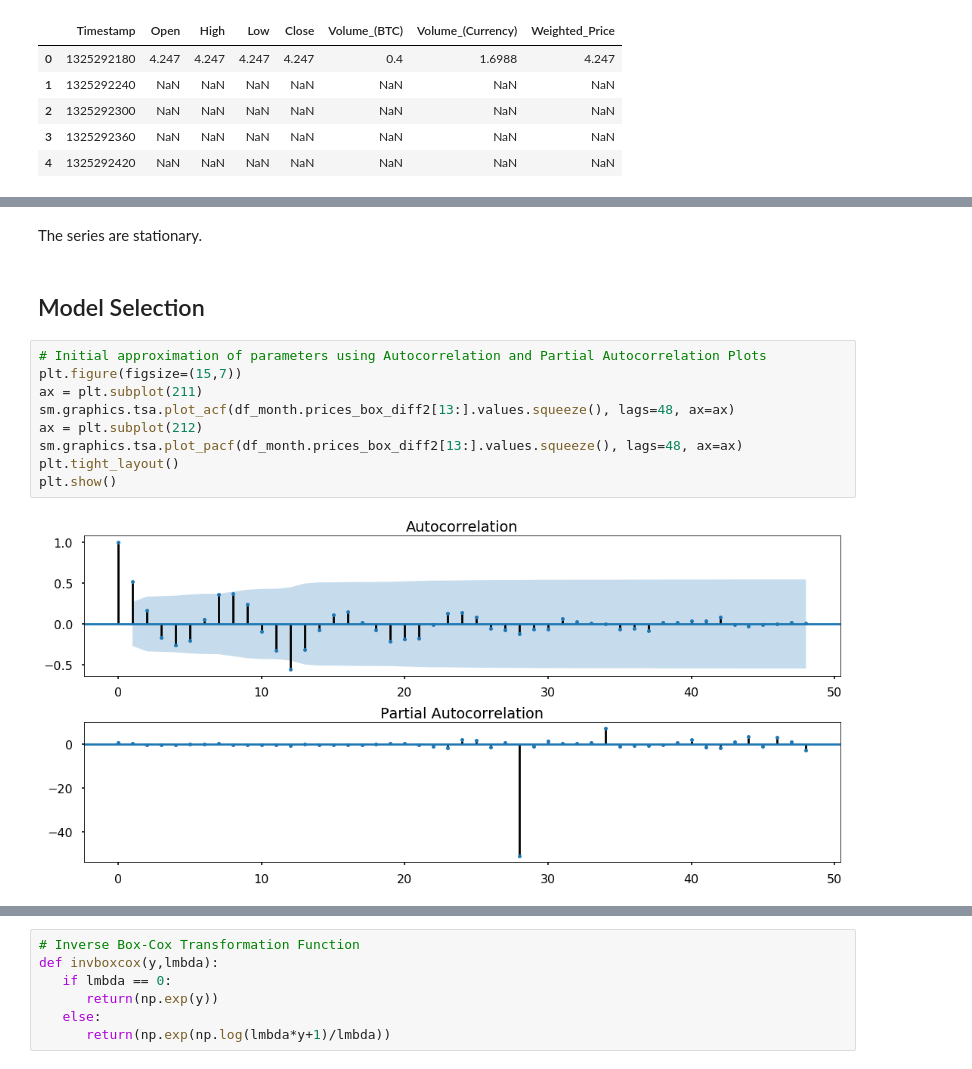
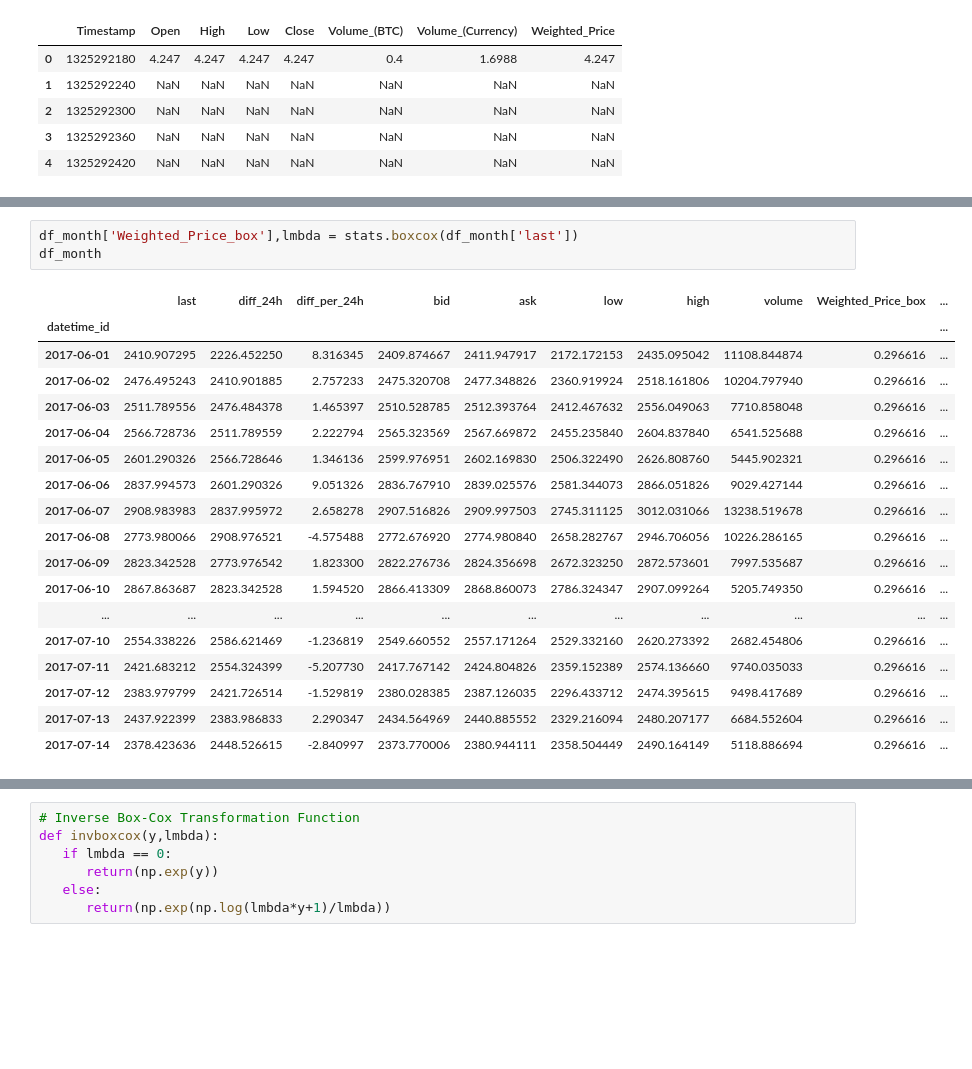
Before and after one commit to jack1806/bitcoin-price-predictions, a Jupyter notebook: bitcoin-price-prediction-by-arima.ipynb, the cells around one changed output, grey strips where cells are left out. Cells and saved outputs as stored; diff of their text form; blank space fills up the shorter version.

```diff
--- a/bitcoin-price-prediction-by-arima.ipynb
+++ b/bitcoin-price-prediction-by-arima.ipynb
@@ -122,18 +98,25 @@ Dickey–Fuller test: p=0.014538
-# %% [markdown]
-The series are stationary.
-# %% [markdown]
-## Model Selection
-# %%
-# Initial approximation of parameters using Autocorrelation and Partial Autocorrelation Plots
-plt.figure(figsize=(15,7))
-ax = plt.subplot(211)
-sm.graphics.tsa.plot_acf(df_month.prices_box_diff2[13:].values.squeeze(), lags=48, ax=ax)
-ax = plt.subplot(212)
-sm.graphics.tsa.plot_pacf(df_month.prices_box_diff2[13:].values.squeeze(), lags=48, ax=ax)
-plt.tight_layout()
-plt.show()
-# %% [output]
-[figure, removed]
+# %%
+df_month['Weighted_Price_box'],lmbda = stats.boxcox(df_month['last'])
+df_month
+# %% [output]
+|  | last | diff_24h | diff_per_24h | bid | ask | low | high | volume | Weighted_Price_box | ... |
+| datetime_id |  |  |  |  |  |  |  |  |  | ... |
+| 2017-06-01 | 2410.907295 | 2226.452250 | 8.316345 | 2409.874667 | 2411.947917 | 2172.172153 | 2435.095042 | 11108.844874 | 0.296616 | ... |
+| 2017-06-02 | 2476.495243 | 2410.901885 | 2.757233 | 2475.320708 | 2477.348826 | 2360.919924 | 2518.161806 | 10204.797940 | 0.296616 | ... |
+| 2017-06-03 | 2511.789556 | 2476.484378 | 1.465397 | 2510.528785 | 2512.393764 | 2412.467632 | 2556.049063 | 7710.858048 | 0.296616 | ... |
+| 2017-06-04 | 2566.728736 | 2511.789559 | 2.222794 | 2565.323569 | 2567.669872 | 2455.235840 | 2604.837840 | 6541.525688 | 0.296616 | ... |
+| 2017-06-05 | 2601.290326 | 2566.728646 | 1.346136 | 2599.976951 | 2602.169830 | 2506.322490 | 2626.808760 | 5445.902321 | 0.296616 | ... |
+| 2017-06-06 | 2837.994573 | 2601.290326 | 9.051326 | 2836.767910 | 2839.025576 | 2581.344073 | 2866.051826 | 9029.427144 | 0.296616 | ... |
+| 2017-06-07 | 2908.983983 | 2837.995972 | 2.658278 | 2907.516826 | 2909.997503 | 2745.311125 | 3012.031066 | 13238.519678 | 0.296616 | ... |
+| 2017-06-08 | 2773.980066 | 2908.976521 | -4.575488 | 2772.676920 | 2774.980840 | 2658.282767 | 2946.706056 | 10226.286165 | 0.296616 | ... |
+| 2017-06-09 | 2823.342528 | 2773.976542 | 1.823300 | 2822.276736 | 2824.356698 | 2672.323250 | 2872.573601 | 7997.535687 | 0.296616 | ... |
+| 2017-06-10 | 2867.863687 | 2823.342528 | 1.594520 | 2866.413309 | 2868.860073 | 2786.324347 | 2907.099264 | 5205.749350 | 0.296616 | ... |
+| ... | ... | ... | ... | ... | ... | ... | ... | ... | ... | ... |
+| 2017-07-10 | 2554.338226 | 2586.621469 | -1.236819 | 2549.660552 | 2557.171264 | 2529.332160 | 2620.273392 | 2682.454806 | 0.296616 | ... |
+| 2017-07-11 | 2421.683212 | 2554.324399 | -5.207730 | 2417.767142 | 2424.804826 | 2359.152389 | 2574.136660 | 9740.035033 | 0.296616 | ... |
+| 2017-07-12 | 2383.979799 | 2421.726514 | -1.529819 | 2380.028385 | 2387.126035 | 2296.433712 | 2474.395615 | 9498.417689 | 0.296616 | ... |
+| 2017-07-13 | 2437.922399 | 2383.986833 | 2.290347 | 2434.564969 | 2440.885552 | 2329.216094 | 2480.207177 | 6684.552604 | 0.296616 | ... |
+| 2017-07-14 | 2378.423636 | 2448.526615 | -2.840997 | 2373.770006 | 2380.944111 | 2358.504449 | 2490.164149 | 5118.886694 | 0.296616 | ... |
 # %%
 # Initial approximation of parameters
 Qs = range(0, 2)
```
Also changed, not shown: parts of 26 cells of this notebook, 3 other files.
